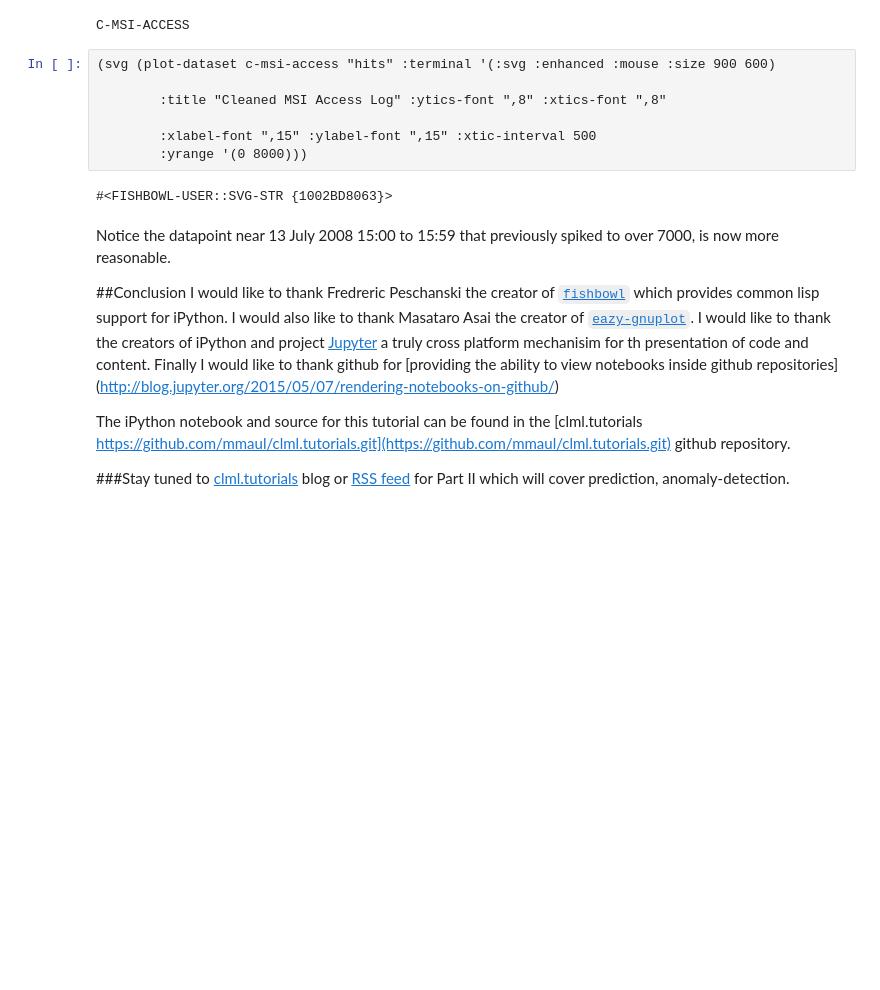
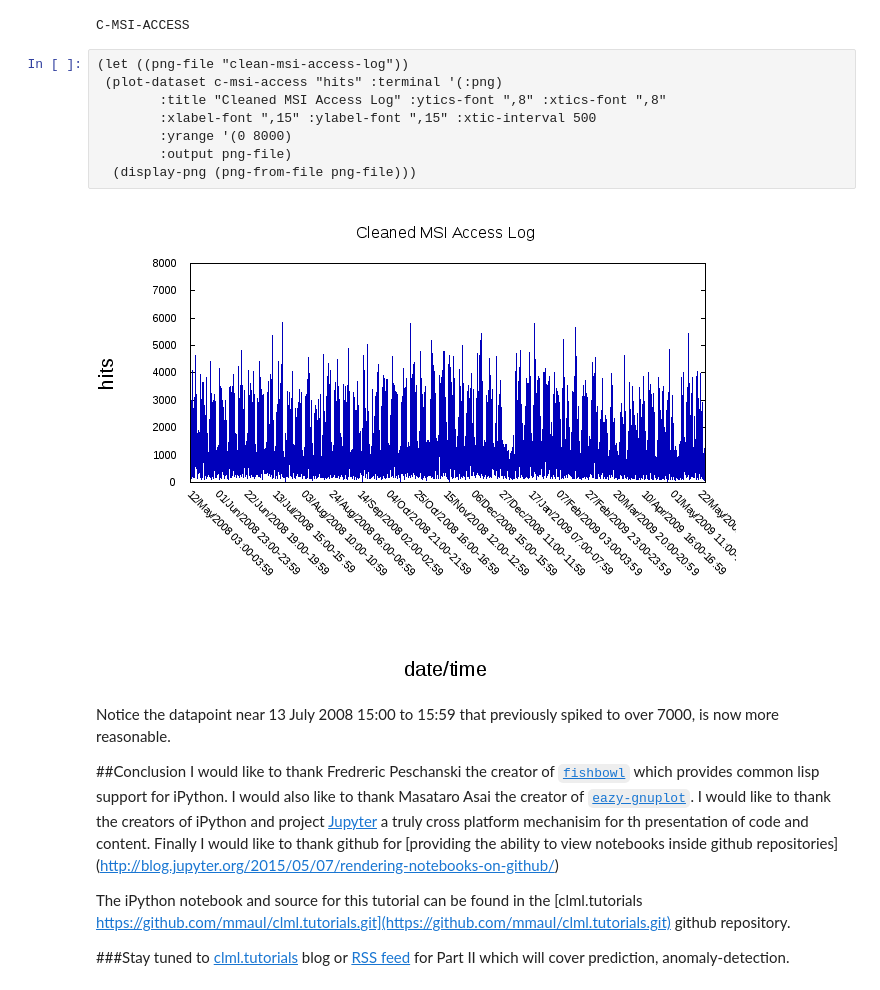
Before and after one commit to mmaul/clml.tutorials, a Jupyter notebook: CLML-Time-Series-Part-1.ipynb, the cells around one changed output. Saved outputs shown, nothing was run; the diff lists cells and outputs as text; blank space fills up the shorter version.

```diff
--- a/CLML-Time-Series-Part-1.ipynb
+++ b/CLML-Time-Series-Part-1.ipynb
@@ -221,14 +223,15 @@ Lets give it a try. In particular lets set the threshold for outliers to 5 stand
 # %% [output]
 C-MSI-ACCESS
 # %%
-(svg (plot-dataset c-msi-access "hits" :terminal '(:svg :enhanced :mouse :size 900 600)
-
+(let ((png-file "clean-msi-access-log"))
+ (plot-dataset c-msi-access "hits" :terminal '(:png)
         :title "Cleaned MSI Access Log" :ytics-font ",8" :xtics-font ",8"
-
         :xlabel-font ",15" :ylabel-font ",15" :xtic-interval 500
-        :yrange '(0 8000)))
+        :yrange '(0 8000)
+        :output png-file)
+  (display-png (png-from-file png-file)))
 # %% [output]
-#<FISHBOWL-USER::SVG-STR {1002BD8063}>
+[figure, added]
 # %% [markdown]
 Notice the datapoint near 13 July 2008 15:00 to 15:59 that previously spiked to over 7000, is now more reasonable.
 
```
Also changed, not shown: parts of 19 cells of this notebook.
